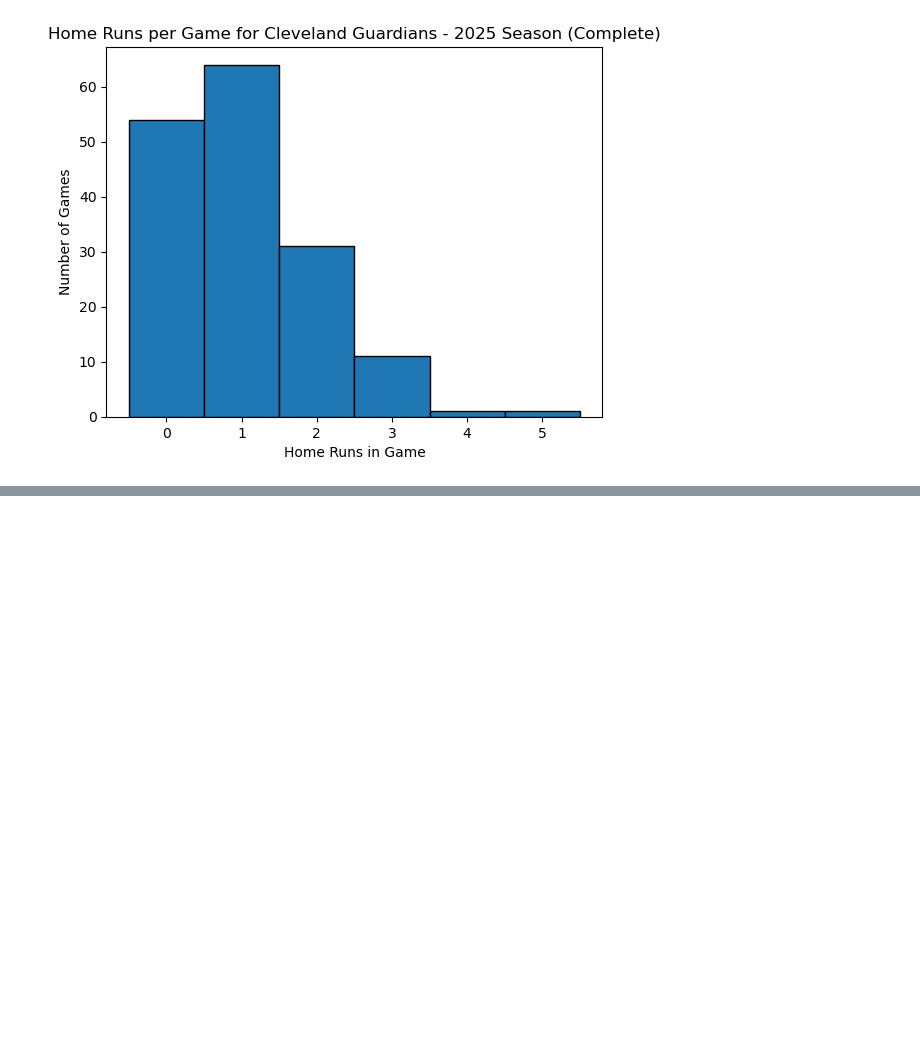
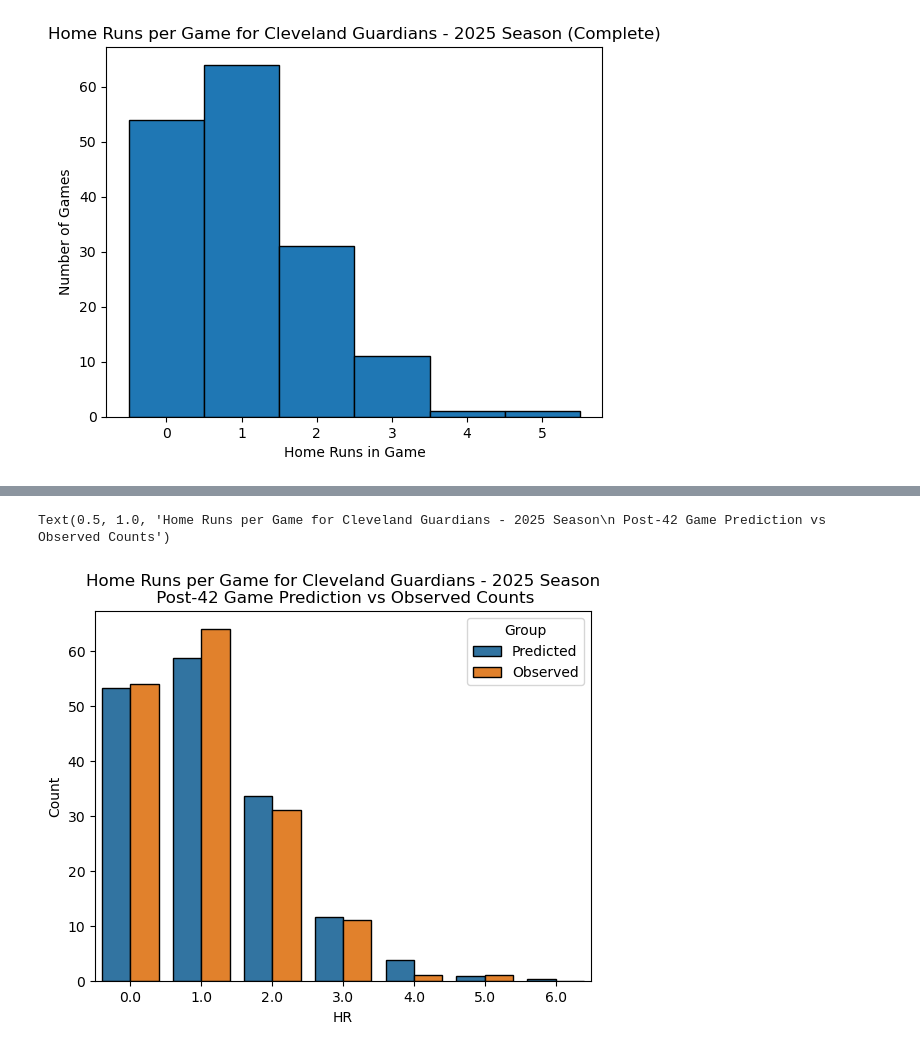
Before and after one commit to mrbond-25/BaseballHRs-Postseason-Eval, a Jupyter notebook: main.ipynb, the cells around one changed output, grey strips where cells are left out. Cells and saved outputs as stored; diff of their text form; code cells hidden in the pictures; blank space fills up the shorter version.

```diff
--- a/main.ipynb
+++ b/main.ipynb
@@ -28,0 +62,11 @@ Guards_First42.loc[:,"Group"] = "2025 - First 42 Games"
+# %%
+proportions = [.328,.36225,.20775,.072,.023,.00525,.00175]
+Pred_Eval = pd.DataFrame(data = [[0,1,2,3,4,5,6],proportions]).T.rename({0:'HR',1:'Predicted'},axis = 1)
+Pred_Eval.loc[:,"Predicted"] = Pred_Eval["Predicted"] * 162
+Pred_Eval.loc[:,"Observed"] = Guards_2025["HR"].value_counts().sort_index().reindex(Pred_Eval["HR"], fill_value = 0).values
+Pred_Eval = Pred_Eval.melt(id_vars = ['HR'], value_vars = ['Predicted','Observed'], var_name = 'Group', value_name = 'Count')
+sns.barplot(data = Pred_Eval, x = "HR", y = "Count", hue = "Group", edgecolor = 'black')
+plt.title("Home Runs per Game for Cleveland Guardians - 2025 Season\n Post-42 Game Prediction vs Observed Counts")
+# %% [output]
+Text(0.5, 1.0, 'Home Runs per Game for Cleveland Guardians - 2025 Season\n Post-42 Game Prediction vs Observed Counts')
+[figure, added]
```
Also changed, not shown: parts of 7 cells of this notebook, 1 other file.
